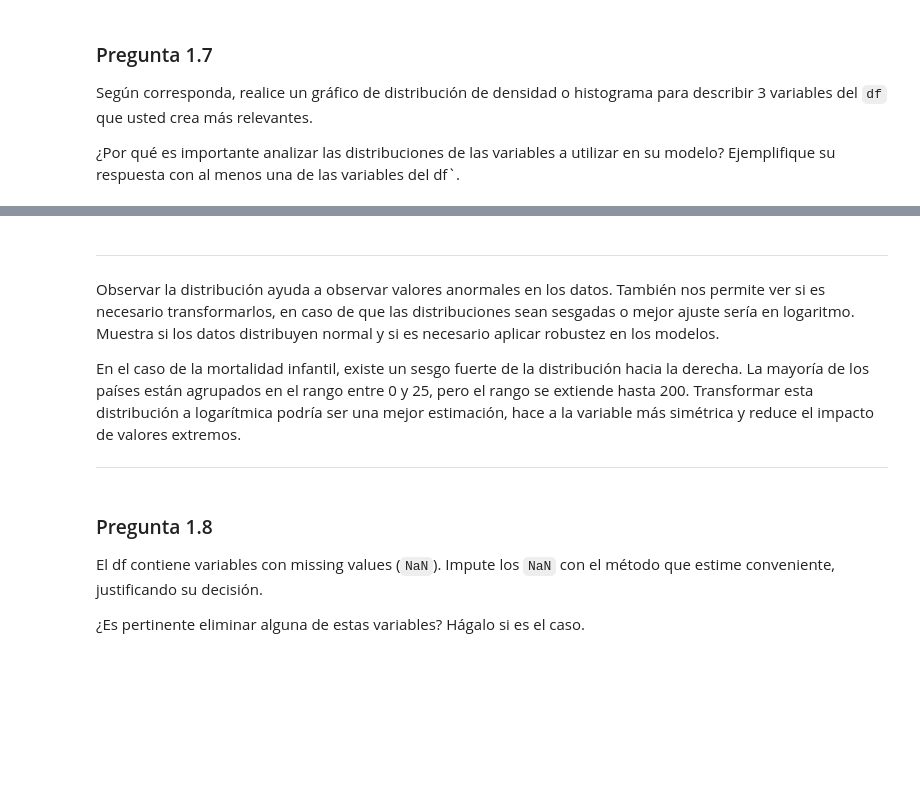
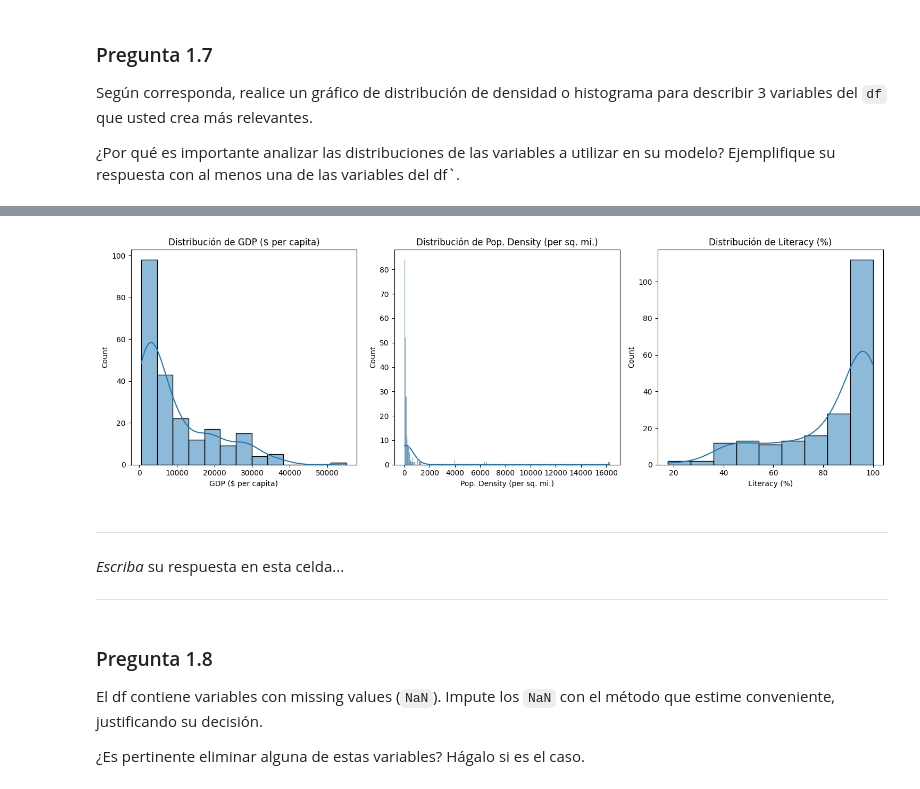
Before and after one commit to Nacho0611/Tarea1ML, a Jupyter notebook: Tarea_1.ipynb, the cells around one changed output, grey strips where cells are left out. Cells and saved outputs as stored; diff of their text form; code cells hidden in the pictures; blank space fills up the shorter version.

```diff
--- a/Tarea_1.ipynb
+++ b/Tarea_1.ipynb
@@ -376,14 +287,26 @@ plt.show()
-# %% [markdown]
-
-
-
----
-
-Observar la distribución ayuda a observar valores anormales en los datos. También nos permite ver si es necesario transformarlos, en caso de que las distribuciones sean sesgadas o mejor ajuste sería en logaritmo. Muestra si los datos distribuyen normal y si es necesario aplicar robustez en los modelos.
-
-En el caso de la mortalidad infantil, existe un sesgo fuerte de la distribución hacia la derecha. La mayoría de los países están agrupados en el rango entre 0 y 25, pero el rango se extiende hasta 200. Transformar esta distribución a logarítmica podría ser una mejor estimación, hace a la variable más simétrica y reduce el impacto de valores extremos.
-
----
+# %%
+variablesgrafico = ['GDP ($ per capita)', 'Pop. Density (per sq. mi.)', 'Literacy (%)']
+
+plt.figure(figsize=(15, 5))
+for i, var in enumerate(variablesgrafico):
+    plt.subplot(1, 3, i+1)
+    sns.histplot(df[var], kde=True)
+    plt.title(f'Distribución de {var}')
+plt.tight_layout()
+plt.show()
+# %% [output]
+[figure, added]
+# %% [markdown]
+
+
+
+---
+
+
+*Escriba* su respuesta en esta celda...
+
+
+---
 # %% [markdown]
 ### Pregunta 1.8
 
```
Also changed, not shown: parts of 29 cells of this notebook.
